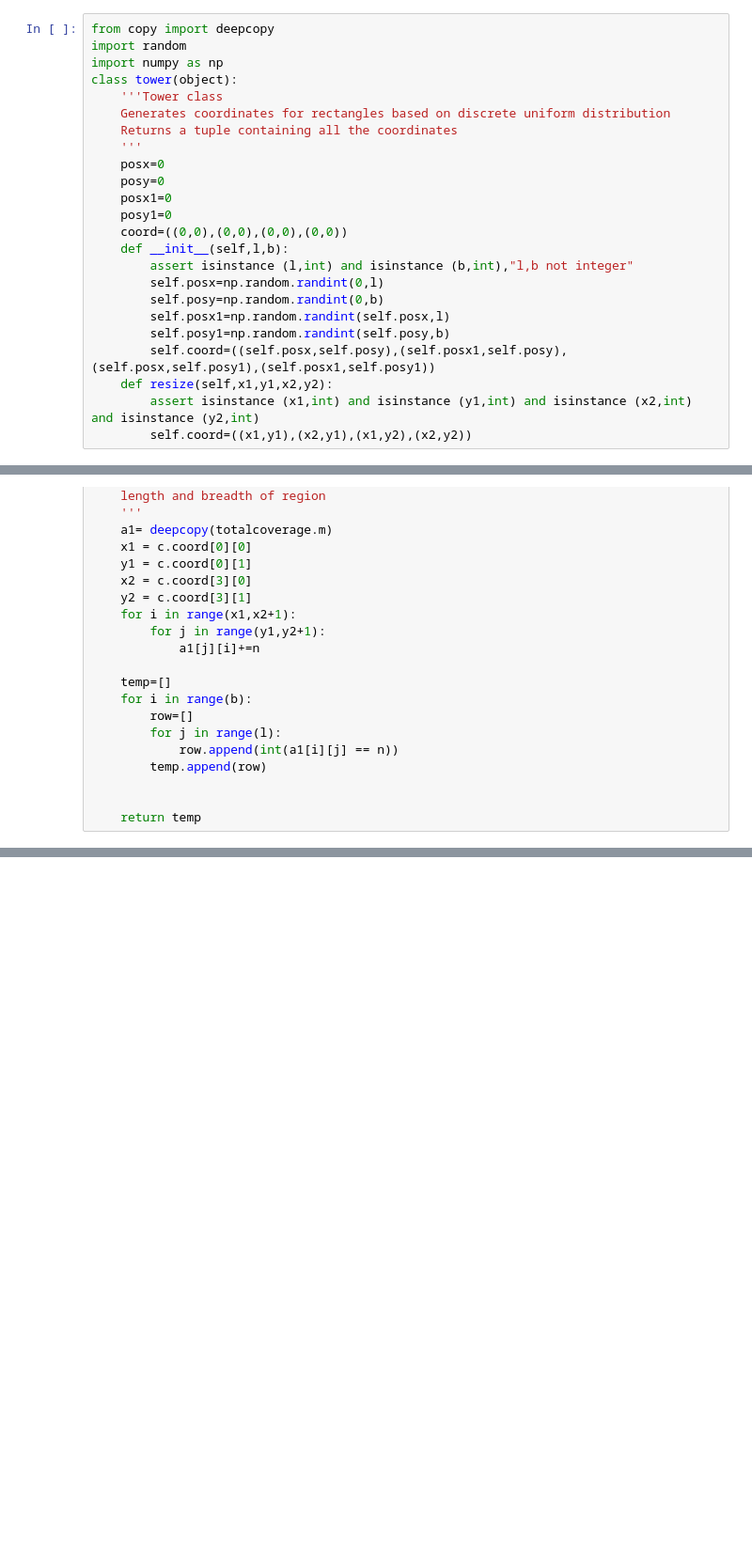
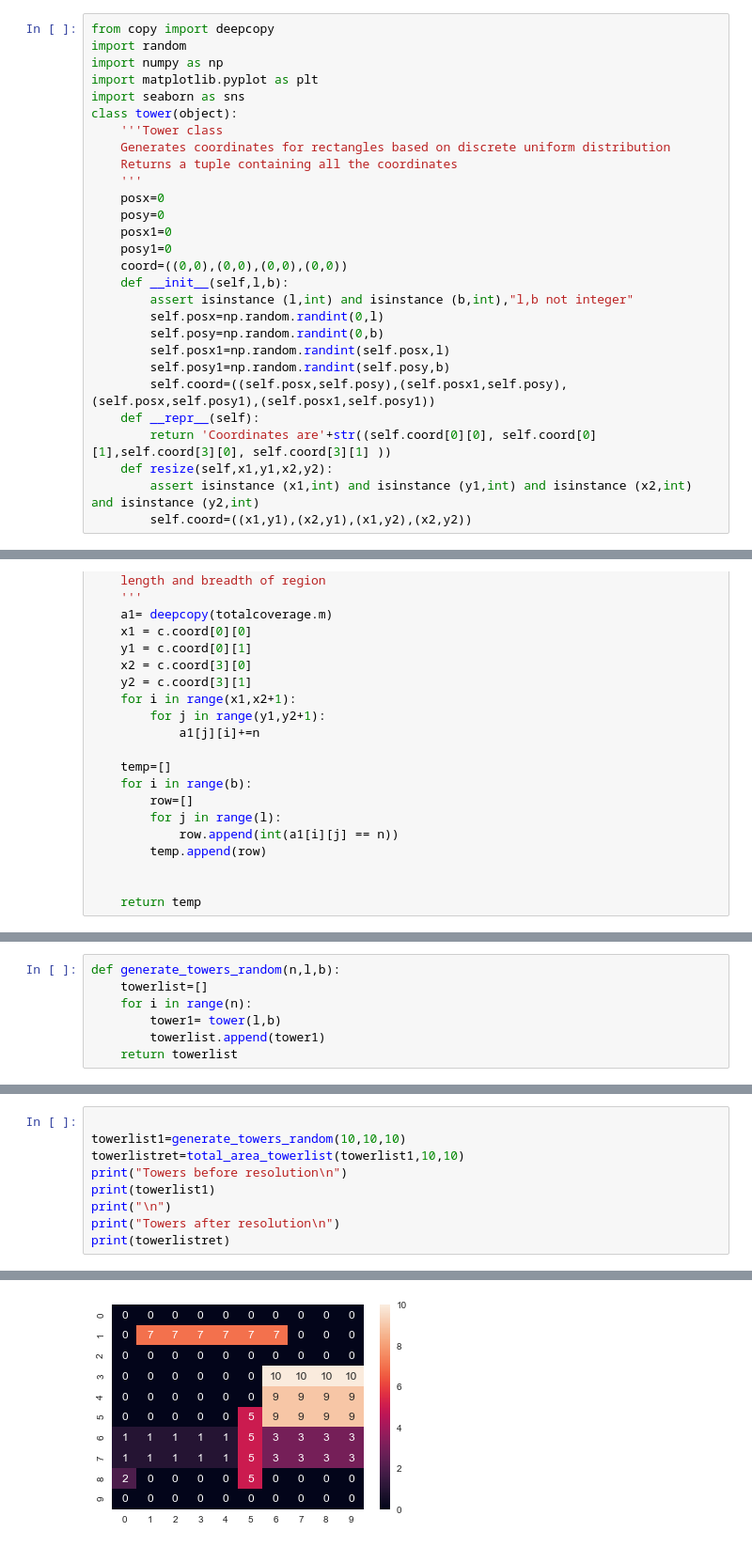
Before and after one commit to UnnikrishnanSivaprasad/ECE143individual, a Jupyter notebook: assignment.ipynb, the cells around one changed output, grey strips where cells are left out. Shown: that part at 94% size. Drawn from its saved outputs; the diff is of its cells as text; blank space fills up the shorter version.

```diff
--- a/assignment.ipynb
+++ b/assignment.ipynb
@@ -4,6 +9,8 @@ ECE 143 Individual Assignment
 from copy import deepcopy
 import random
 import numpy as np
+import matplotlib.pyplot as plt
+import seaborn as sns
 class tower(object):
     '''Tower class
     Generates coordinates for rectangles based on discrete uniform distribution
@@ -21,6 +28,8 @@ class tower(object):
         self.posx1=np.random.randint(self.posx,l)
         self.posy1=np.random.randint(self.posy,b)
         self.coord=((self.posx,self.posy),(self.posx1,self.posy),(self.posx,self.posy1),(self.posx1,self.posy1))
+    def __repr__(self):
+        return 'Coordinates are'+str((self.coord[0][0], self.coord[0][1],self.coord[3][0], self.coord[3][1] ))
     def resize(self,x1,y1,x2,y2):
         assert isinstance (x1,int) and isinstance (y1,int) and isinstance (x2,int) and isinstance (y2,int)
         self.coord=((x1,y1),(x2,y1),(x1,y2),(x2,y2))
@@ -137,0 +202,7 @@ def areacov(n,l,b):
+# %%
+def generate_towers_random(n,l,b):
+    towerlist=[]
+    for i in range(n):
+        tower1= tower(l,b)
+        towerlist.append(tower1)
+    return towerlist
@@ -137,0 +247,10 @@ def areacov(n,l,b):
+# %%
+
+towerlist1=generate_towers_random(10,10,10)
+towerlistret=total_area_towerlist(towerlist1,10,10)
+print("Towers before resolution\n")
+print(towerlist1)
+print("\n")
+print("Towers after resolution\n")
+print(towerlistret)
+# %% [output]
@@ -137,0 +266 @@ def areacov(n,l,b):
+[figure, added]
```
Also changed, not shown: parts of 44 cells of this notebook.
